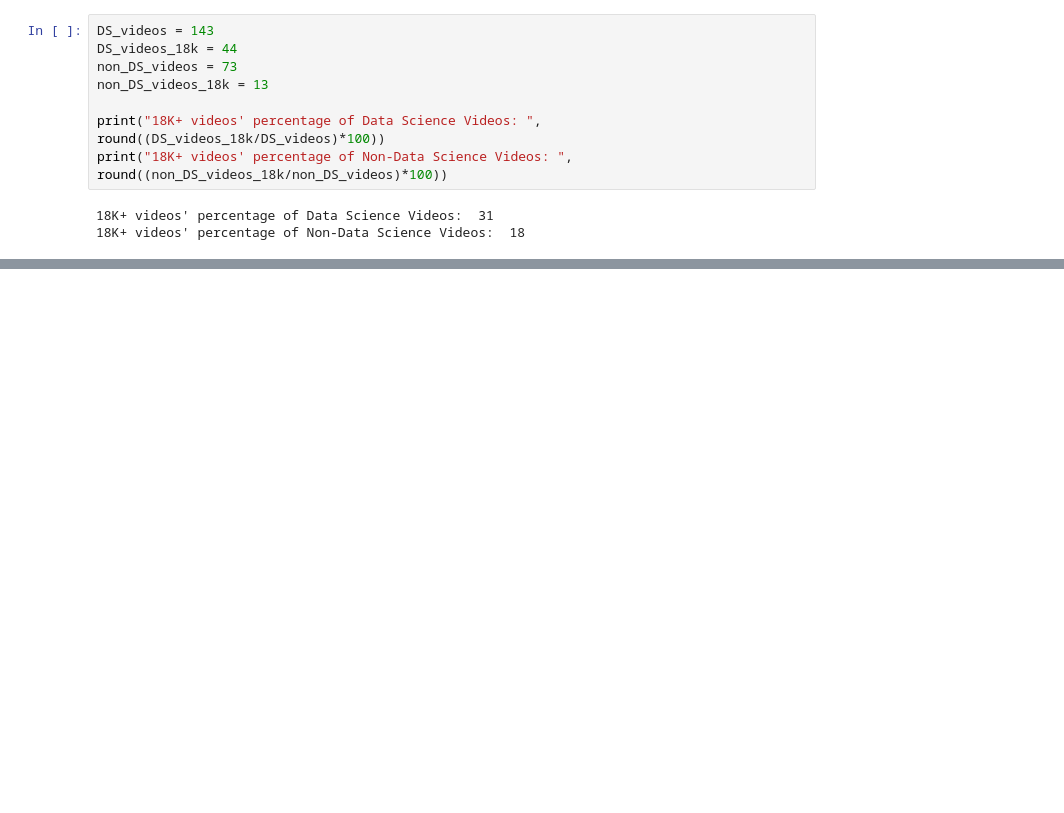
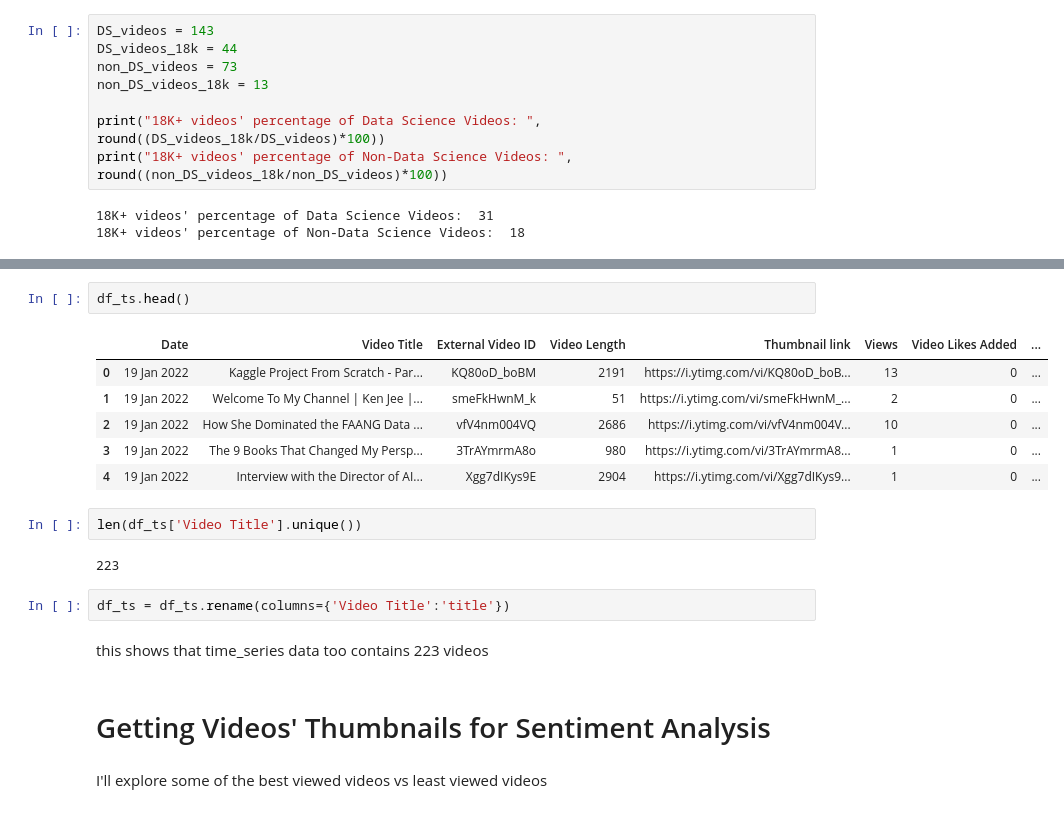
Before and after one commit to Irfan-Ahmad-byte/ken-s, a Jupyter notebook: Ken-s_youtube.ipynb, the cells around one changed output, grey strips where cells are left out. Saved outputs shown, nothing was run; the diff lists cells and outputs as text; blank space fills up the shorter version.

```diff
--- a/Ken-s_youtube.ipynb
+++ b/Ken-s_youtube.ipynb
@@ -308,0 +348,21 @@ print("18K+ videos' percentage of Non-Data Science Videos: ", round((non_DS_vide
+# %%
+df_ts.head()
+# %% [output]
+|  | Date | Video Title | External Video ID | Video Length | Thumbnail link | Views | Video Likes Added | ... |
+| 0 | 19 Jan 2022 | Kaggle Project From Scratch - Par... | KQ80oD_boBM | 2191 | https://i.ytimg.com/vi/KQ80oD_boB... | 13 | 0 | ... |
+| 1 | 19 Jan 2022 | Welcome To My Channel | Ken Jee |... | smeFkHwnM_k | 51 | https://i.ytimg.com/vi/smeFkHwnM_... | 2 | 0 | ... |
+| 2 | 19 Jan 2022 | How She Dominated the FAANG Data ... | vfV4nm004VQ | 2686 | https://i.ytimg.com/vi/vfV4nm004V... | 10 | 0 | ... |
+| 3 | 19 Jan 2022 | The 9 Books That Changed My Persp... | 3TrAYmrmA8o | 980 | https://i.ytimg.com/vi/3TrAYmrmA8... | 1 | 0 | ... |
+| 4 | 19 Jan 2022 | Interview with the Director of AI... | Xgg7dIKys9E | 2904 | https://i.ytimg.com/vi/Xgg7dIKys9... | 1 | 0 | ... |
+# %%
+len(df_ts['Video Title'].unique())
+# %% [output]
+223
+# %%
+df_ts = df_ts.rename(columns={'Video Title':'title'})
+# %% [markdown]
+this shows that time_series data too contains 223 videos
+# %% [markdown]
+# Getting Videos' Thumbnails for Sentiment Analysis
+# %% [markdown]
+I'll explore some of the best viewed videos vs least viewed videos
```
Also changed, not shown: parts of 14 cells of this notebook.
